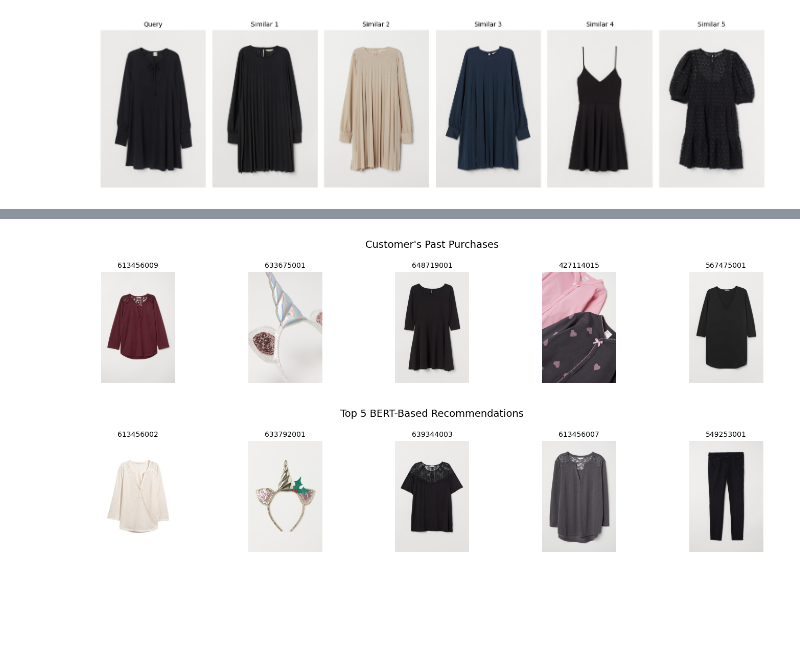
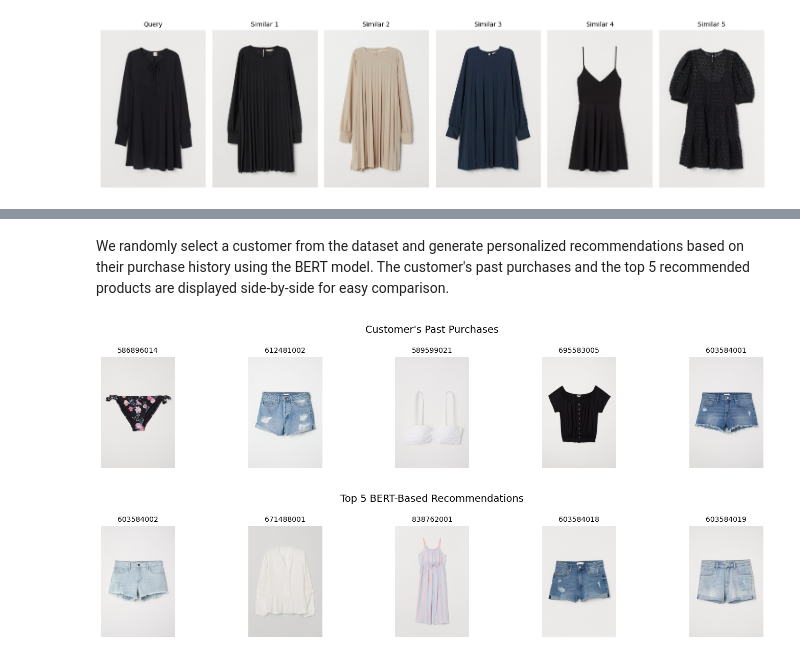
Before and after one commit to parisrahmani/HM-NLP-Recommender, a Jupyter notebook: notebooks/02-ContentBaseRecommendation.ipynb, the cells around one changed output, grey strips where cells are left out. Saved outputs shown, nothing was run; the diff lists cells and outputs as text; code cells hidden in the pictures; blank space fills up the shorter version.

```diff
--- a/notebooks/02-ContentBaseRecommendation.ipynb
+++ b/notebooks/02-ContentBaseRecommendation.ipynb
@@ -24,3 +30,4 @@ We only need to load articles data in this part
 #Loading Data
 articles_df = pd.read_pickle('../data/processed/cleaned_articles.pkl')
 transactions_df = pd.read_pickle('../data/processed/cleaned_transactions.pkl')
+customers_df = pd.read_pickle('../data/processed/cleaned_customers.pkl')
@@ -157,12 +154,3 @@ tfidf_vectorizer = TfidfVectorizer(max_features=1000, ngram_range=(1,2))
 desc_tfidf = tfidf_vectorizer.fit_transform(articles_df['preprocessed_desc'])
 # %% [markdown]
 ### KNN to Find Similar Articles
-# %%
-from sklearn.neighbors import NearestNeighbors
-
-# Initialize model — use cosine distance
-knn = NearestNeighbors(n_neighbors=6, metric='cosine', algorithm='brute')
-knn.fit(desc_tfidf)
-
-# Get top-5 similar items for each article
-distances, indices = knn.kneighbors(desc_tfidf)
@@ -169,8 +159,15 @@ distances, indices = knn.kneighbors(desc_tfidf)
+# %%
+# Initialize model — use cosine distance
+TFIDF_knn = NearestNeighbors(n_neighbors=6, metric='cosine', algorithm='brute')
+TFIDF_knn.fit(desc_tfidf)
+
+# Top-5 similar items for each article
+distances, indices = TFIDF_knn.kneighbors(desc_tfidf)
 # %%
 article_ids = articles_df['article_id'].values
 
 # Map indices to article IDs
-similar_articles = {
+TFIDF_similar_articles = {
     article_ids[i]: article_ids[indices[i][1:]]
     for i in range(len(article_ids))
 }
@@ -353,13 +345,15 @@ def show_article_images(article_ids, title, base_path='../data/images'):
     plt.suptitle(title, fontsize=14)
     plt.tight_layout()
     plt.show()
+# %% [markdown]
+We randomly select a customer from the dataset and generate personalized recommendations based on their purchase history using the BERT model. The customer's past purchases and the top 5 recommended products are displayed side-by-side for easy comparison.
 # %%
-customer_id = transactions_df['customer_id'].iloc[68]  # pick any or specify
+customer_id = customers_df['customer_id'].sample(1).iloc[0]
 
 recommended, purchased = recommend_for_customer(customer_id)
 
 show_article_images(purchased, "Customer's Past Purchases")
 show_article_images(recommended, "Top 5 BERT-Based Recommendations")
 # %% [output]
-[figure, old version]
+[figure, new version]
-[figure, old version]
+[figure, new version]
```
Also changed, not shown: parts of 44 cells of this notebook, 1 other file.
